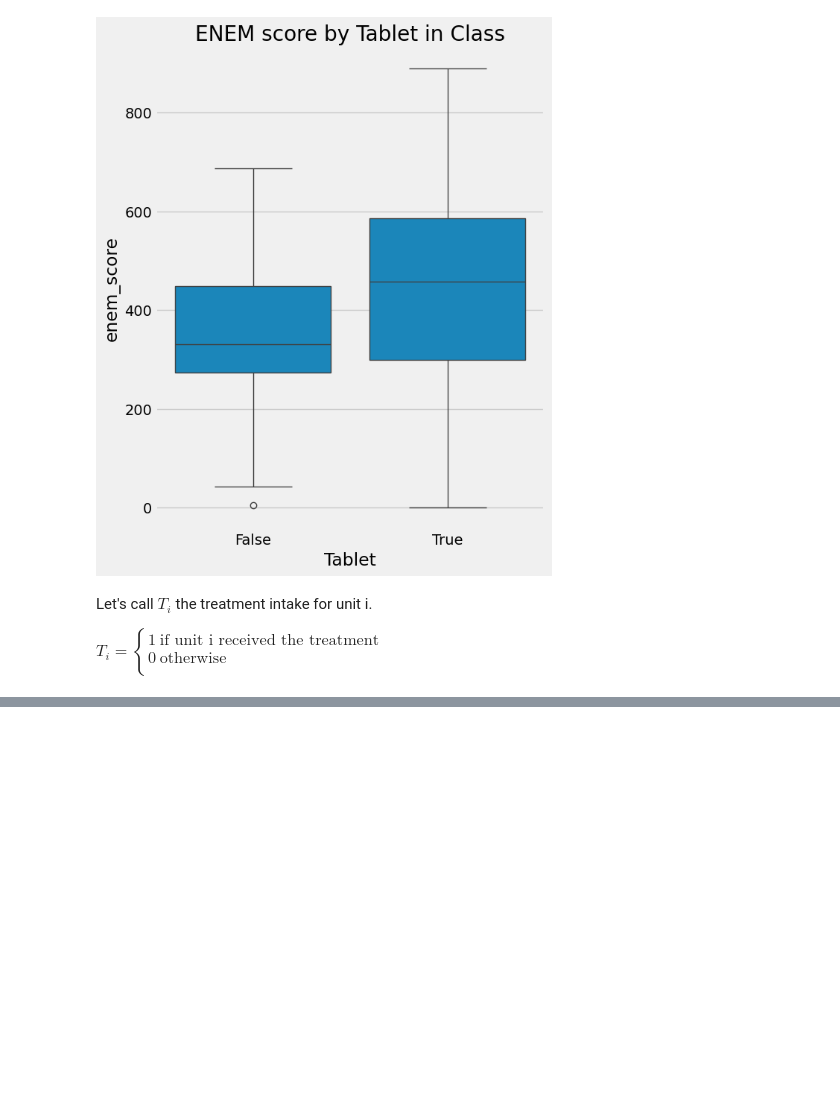
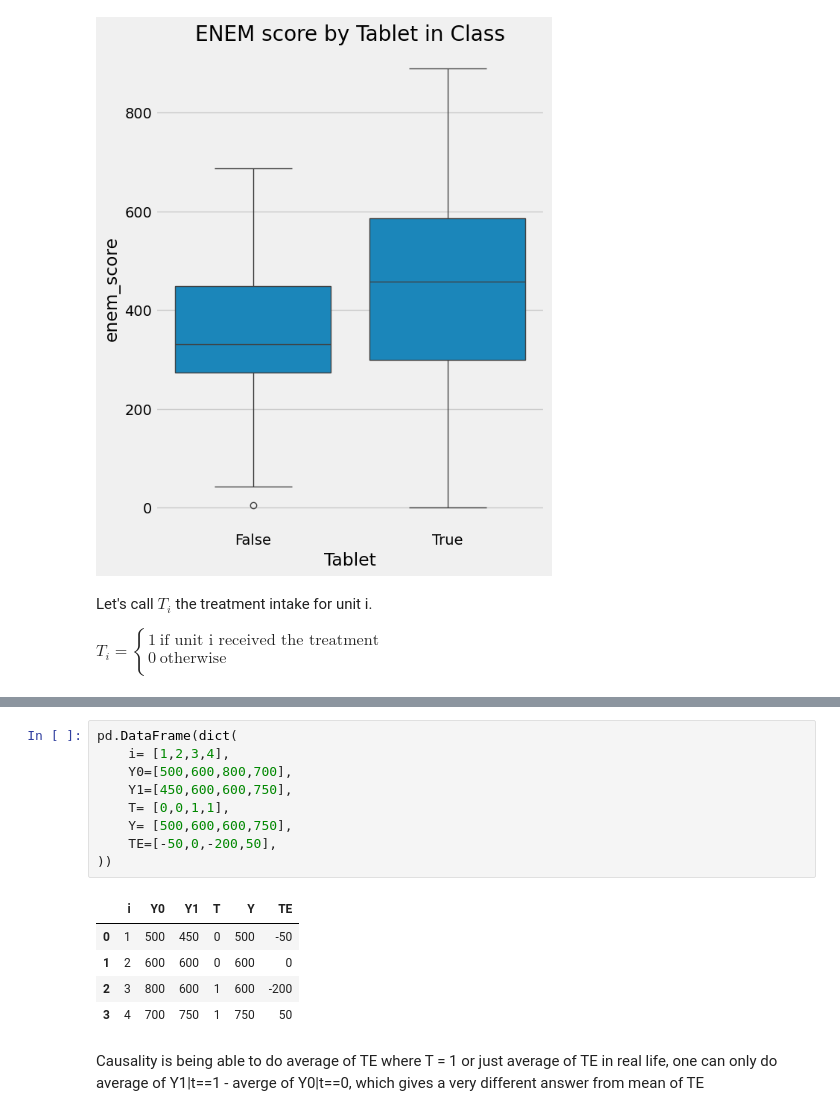
Before and after one commit to Gautam-Rajeev/statistical_rethinking, a Jupyter notebook: causal_book/Causality_chapter_1.ipynb, the cells around one changed output, grey strips where cells are left out. Drawn from its saved outputs; the diff is of its cells as text; blank space fills up the shorter version.

```diff
--- a/causal_book/Causality_chapter_1.ipynb
+++ b/causal_book/Causality_chapter_1.ipynb
@@ -48,0 +74,18 @@ $
+# %%
+pd.DataFrame(dict(
+    i= [1,2,3,4],
+    Y0=[500,600,800,700],
+    Y1=[450,600,600,750],
+    T= [0,0,1,1],
+    Y= [500,600,600,750],
+    TE=[-50,0,-200,50],
+))
+# %% [output]
+|  | i | Y0 | Y1 | T | Y | TE |
+| 0 | 1 | 500 | 450 | 0 | 500 | -50 |
+| 1 | 2 | 600 | 600 | 0 | 600 | 0 |
+| 2 | 3 | 800 | 600 | 1 | 600 | -200 |
+| 3 | 4 | 700 | 750 | 1 | 750 | 50 |
+# %% [markdown]
+Causality is being able to do average of TE where T = 1 or just average of TE
+in real life, one can only do average of Y1|t==1 - averge of Y0|t==0, which gives a very different answer from mean of TE
```
Also changed, not shown: parts of 5 cells of this notebook.
